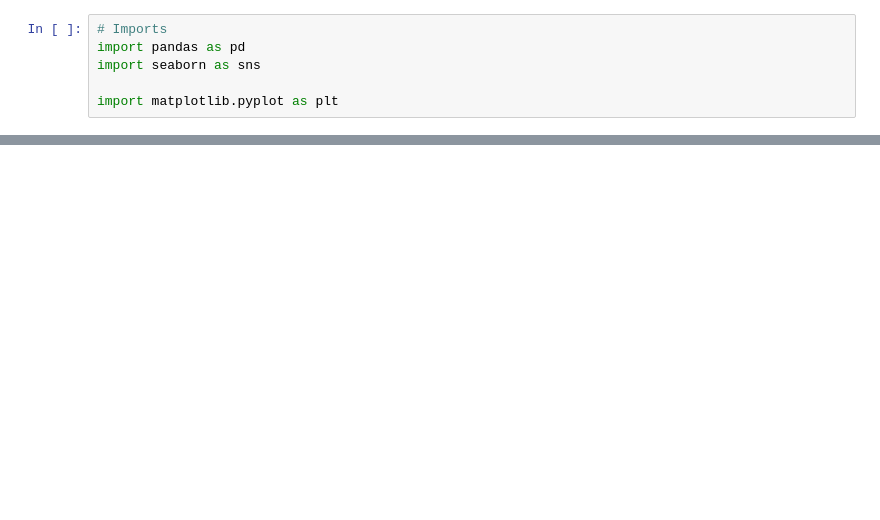
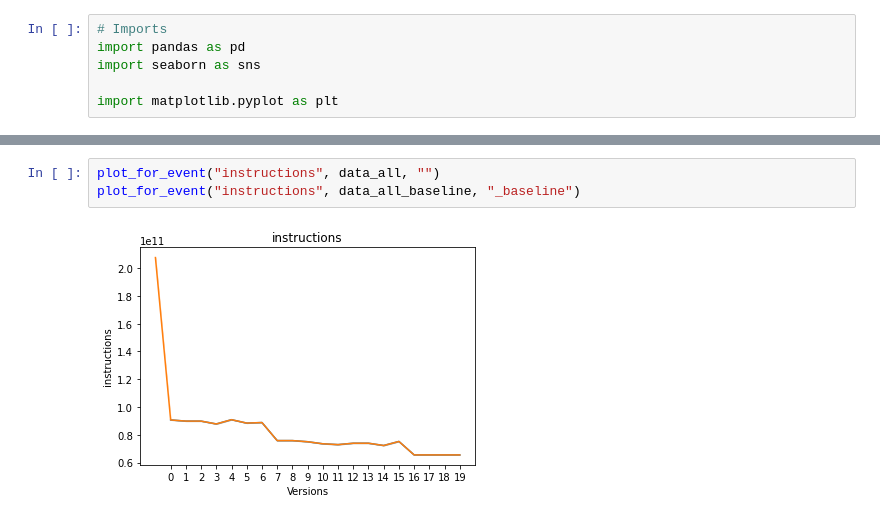
Before and after one commit to Naexon/EP-2022WS, a Jupyter notebook: statistics.ipynb, the cells around one changed output, grey strips where cells are left out. Saved outputs shown, nothing was run; the diff lists cells and outputs as text; blank space fills up the shorter version.

```diff
--- a/statistics.ipynb
+++ b/statistics.ipynb
@@ -50,0 +86,5 @@ plt.savefig("./plots/{}".format(event))
+# %%
+plot_for_event("instructions", data_all, "")
+plot_for_event("instructions", data_all_baseline, "_baseline")
+# %% [output]
+[figure, added]
```
Also changed, not shown: parts of 9 cells of this notebook, 12 other files.
